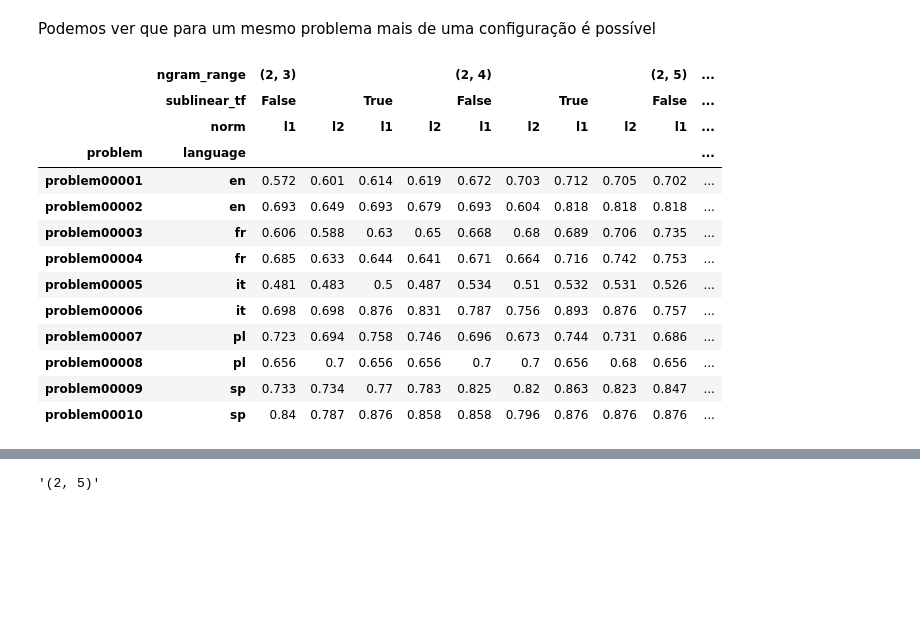
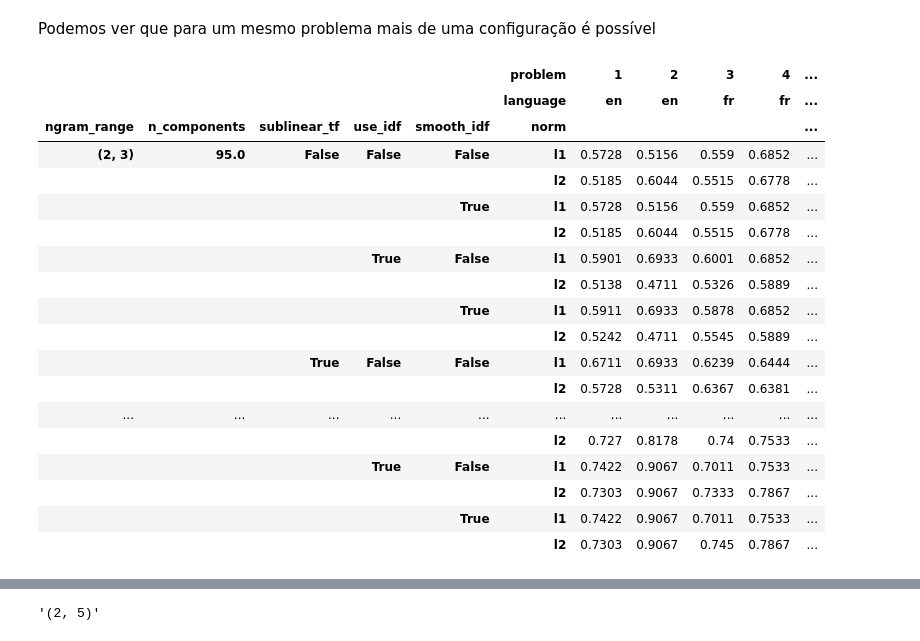
Before and after one commit to jeleandro/dataScienceNotebook, a Jupyter notebook: PANAA2018/2019/PAN_AA_2018-char.ipynb, the cells around one changed output, grey strips where cells are left out. Saved outputs shown, nothing was run; the diff lists cells and outputs as text; code cells hidden in the pictures; blank space fills up the shorter version.

```diff
--- a/PANAA2018/2019/PAN_AA_2018-char.ipynb
+++ b/PANAA2018/2019/PAN_AA_2018-char.ipynb
@@ -479,5 +483,5 @@ dfCV.to_csv('PANAA2018_CHAR.csv', index=False)
 # %%
-dfCV = pd.read_csv('PANAA2018_CHAR.csv', na_values='')
+dfCV = pd.read_csv('PANAA2018_CHAR.csv', na_values='',compression='zip')
 # %%
 import pickle;
 with open("PAN_AA_2018_CHAR.pkl","wb") as f:
@@ -487,26 +491,34 @@ with open("PAN_AA_2018_CHAR.pkl","wb") as f:
 # %% [markdown]
 Podemos ver que para um mesmo problema mais de uma configuração é possível
 # %%
-dfCV.pivot_table(
-            index=['problem','language'],
-            columns=['ngram_range','sublinear_tf','norm'],
-            values='mean_test_score'
-        ).style.background_gradient(axis=1, cmap=plt.cm.Blues)
+with pd.option_context('display.precision', 4):
+    html = (dfCV.pivot_table(
+                index=['problem','language'],
+                columns=['ngram_range','n_components','sublinear_tf','use_idf','smooth_idf','norm'],
+                values='mean_test_score',aggfunc='mean'
+
+            ).T.style.background_gradient(axis=0, cmap=plt.cm.Blues))
+html
 # %% [output]
-|  | ngram_range | (2, 3) |  |  |  | (2, 4) |  |  |  | (2, 5) | ... |
-|  | sublinear_tf | False |  | True |  | False |  | True |  | False | ... |
-|  | norm | l1 | l2 | l1 | l2 | l1 | l2 | l1 | l2 | l1 | ... |
-| problem | language |  |  |  |  |  |  |  |  |  | ... |
-| problem00001 | en | 0.572 | 0.601 | 0.614 | 0.619 | 0.672 | 0.703 | 0.712 | 0.705 | 0.702 | ... |
-| problem00002 | en | 0.693 | 0.649 | 0.693 | 0.679 | 0.693 | 0.604 | 0.818 | 0.818 | 0.818 | ... |
-| problem00003 | fr | 0.606 | 0.588 | 0.63 | 0.65 | 0.668 | 0.68 | 0.689 | 0.706 | 0.735 | ... |
-| problem00004 | fr | 0.685 | 0.633 | 0.644 | 0.641 | 0.671 | 0.664 | 0.716 | 0.742 | 0.753 | ... |
-| problem00005 | it | 0.481 | 0.483 | 0.5 | 0.487 | 0.534 | 0.51 | 0.532 | 0.531 | 0.526 | ... |
-| problem00006 | it | 0.698 | 0.698 | 0.876 | 0.831 | 0.787 | 0.756 | 0.893 | 0.876 | 0.757 | ... |
-| problem00007 | pl | 0.723 | 0.694 | 0.758 | 0.746 | 0.696 | 0.673 | 0.744 | 0.731 | 0.686 | ... |
-| problem00008 | pl | 0.656 | 0.7 | 0.656 | 0.656 | 0.7 | 0.7 | 0.656 | 0.68 | 0.656 | ... |
-| problem00009 | sp | 0.733 | 0.734 | 0.77 | 0.783 | 0.825 | 0.82 | 0.863 | 0.823 | 0.847 | ... |
-| problem00010 | sp | 0.84 | 0.787 | 0.876 | 0.858 | 0.858 | 0.796 | 0.876 | 0.876 | 0.876 | ... |
+|  |  |  |  |  | problem | 1 | 2 | 3 | 4 | ... |
+|  |  |  |  |  | language | en | en | fr | fr | ... |
+| ngram_range | n_components | sublinear_tf | use_idf | smooth_idf | norm |  |  |  |  | ... |
+| (2, 3) | 95.0 | False | False | False | l1 | 0.5728 | 0.5156 | 0.559 | 0.6852 | ... |
+|  |  |  |  |  | l2 | 0.5185 | 0.6044 | 0.5515 | 0.6778 | ... |
+|  |  |  |  | True | l1 | 0.5728 | 0.5156 | 0.559 | 0.6852 | ... |
+|  |  |  |  |  | l2 | 0.5185 | 0.6044 | 0.5515 | 0.6778 | ... |
+|  |  |  | True | False | l1 | 0.5901 | 0.6933 | 0.6001 | 0.6852 | ... |
+|  |  |  |  |  | l2 | 0.5138 | 0.4711 | 0.5326 | 0.5889 | ... |
+|  |  |  |  | True | l1 | 0.5911 | 0.6933 | 0.5878 | 0.6852 | ... |
+|  |  |  |  |  | l2 | 0.5242 | 0.4711 | 0.5545 | 0.5889 | ... |
+|  |  | True | False | False | l1 | 0.6711 | 0.6933 | 0.6239 | 0.6444 | ... |
+|  |  |  |  |  | l2 | 0.5728 | 0.5311 | 0.6367 | 0.6381 | ... |
+| ... | ... | ... | ... | ... | ... | ... | ... | ... | ... | ... |
+|  |  |  |  |  | l2 | 0.727 | 0.8178 | 0.74 | 0.7533 | ... |
+|  |  |  | True | False | l1 | 0.7422 | 0.9067 | 0.7011 | 0.7533 | ... |
+|  |  |  |  |  | l2 | 0.7303 | 0.9067 | 0.7333 | 0.7867 | ... |
+|  |  |  |  | True | l1 | 0.7422 | 0.9067 | 0.7011 | 0.7533 | ... |
+|  |  |  |  |  | l2 | 0.7303 | 0.9067 | 0.745 | 0.7867 | ... |
 # %%
 pd.options.display.precision = 3
 print(u"\\begin{table}[h]\n\\centering\n\\caption{Medida F1 para os parâmetros }")
```
Also changed, not shown: parts of 22 cells of this notebook, 3 other files.
